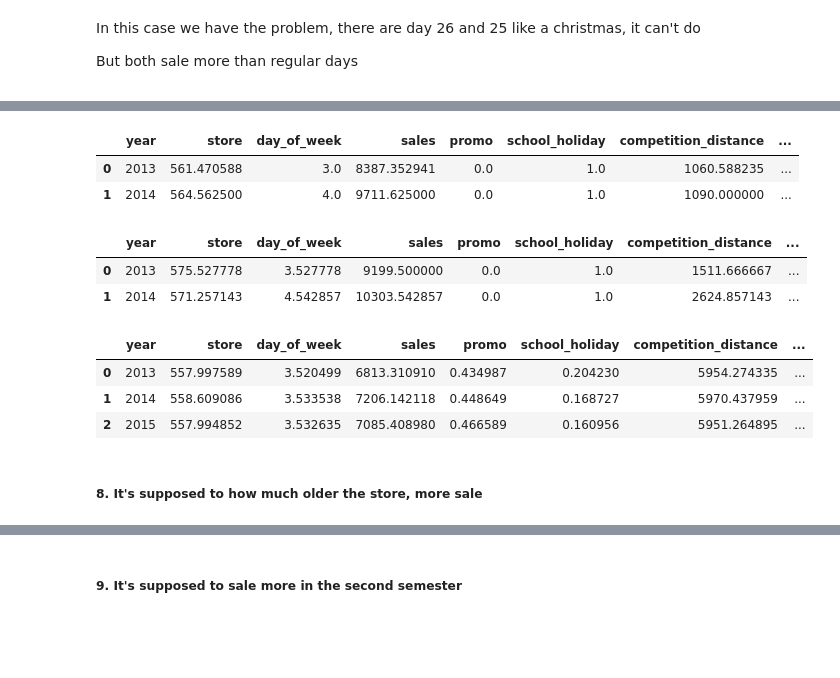
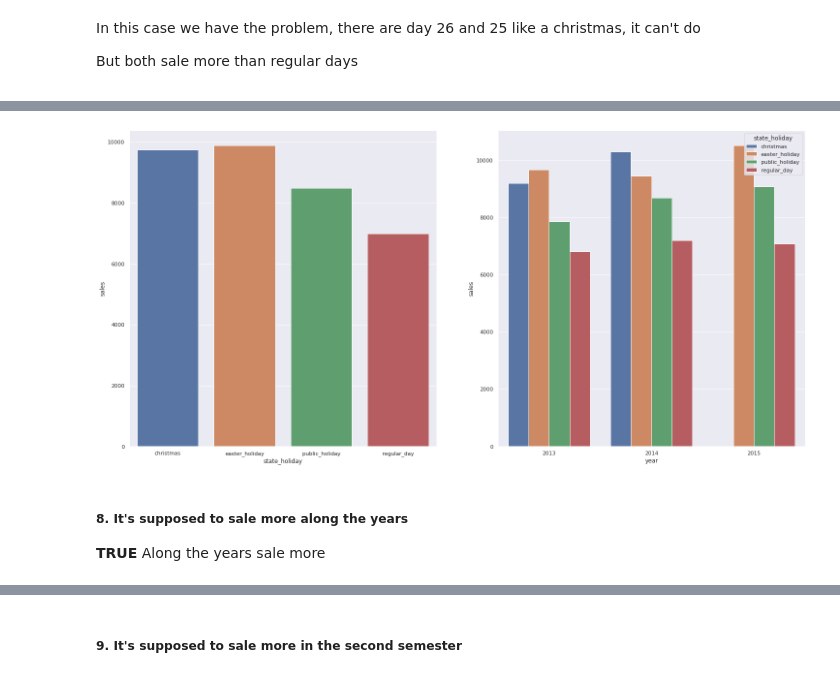
Before and after one commit to diegopmayer/rossman_sales_forecast, a Jupyter notebook: exploratory_data_analysis.ipynb, the cells around one changed output, grey strips where cells are left out. Cells and saved outputs as stored; diff of their text form; code cells hidden in the pictures; blank space fills up the shorter version.

```diff
--- a/exploratory_data_analysis.ipynb
+++ b/exploratory_data_analysis.ipynb
@@ -1013,24 +996,14 @@ sns.barplot(x='state_holiday', y='sales', data=holiday_sales);
-# %%
-day25 = df4[(df4['date'].dt.day == 25) & (df4['date'].dt.month == 12)].groupby('year').mean().reset_index()
-day25
-# %% [output]
-|  | year | store | day_of_week | sales | promo | school_holiday | competition_distance | ... |
-| 0 | 2013 | 561.470588 | 3.0 | 8387.352941 | 0.0 | 1.0 | 1060.588235 | ... |
-| 1 | 2014 | 564.562500 | 4.0 | 9711.625000 | 0.0 | 1.0 | 1090.000000 | ... |
-# %%
-christmas = df4[df4['state_holiday'] == 'christmas'].groupby('year').mean().reset_index()
-christmas
-# %% [output]
-|  | year | store | day_of_week | sales | promo | school_holiday | competition_distance | ... |
-| 0 | 2013 | 575.527778 | 3.527778 | 9199.500000 | 0.0 | 1.0 | 1511.666667 | ... |
-| 1 | 2014 | 571.257143 | 4.542857 | 10303.542857 | 0.0 | 1.0 | 2624.857143 | ... |
-# %%
-regular_day = df4[df4['state_holiday'] == 'regular_day'].groupby('year').mean().reset_index()
-regular_day
-# %% [output]
-|  | year | store | day_of_week | sales | promo | school_holiday | competition_distance | ... |
-| 0 | 2013 | 557.997589 | 3.520499 | 6813.310910 | 0.434987 | 0.204230 | 5954.274335 | ... |
-| 1 | 2014 | 558.609086 | 3.533538 | 7206.142118 | 0.448649 | 0.168727 | 5970.437959 | ... |
-| 2 | 2015 | 557.994852 | 3.532635 | 7085.408980 | 0.466589 | 0.160956 | 5951.264895 | ... |
+# %%
+plt.subplot(1,2,1)
+holiday_sales = df4[['state_holiday', 'sales']].groupby('state_holiday', sort=True).mean().reset_index()
+sns.barplot(x='state_holiday', y='sales', data=holiday_sales);
+
+plt.subplot(1,2,2)
+state_holiday = df4[['year', 'state_holiday', 'sales']].groupby(['year', 'state_holiday']).mean().reset_index()
+sns.barplot(x='year', y='sales', hue='state_holiday', data=state_holiday);
+# In this chart there aren't 2015 christmas, but, as you see probably would sale more than others
+# %% [output]
+[figure, added]
 # %% [markdown]
-#####  8. It's supposed to how much older the store, more sale
+#####  8. It's supposed to sale more along the years
+**TRUE** Along the years sale more
```
Also changed, not shown: parts of 11 cells of this notebook.
